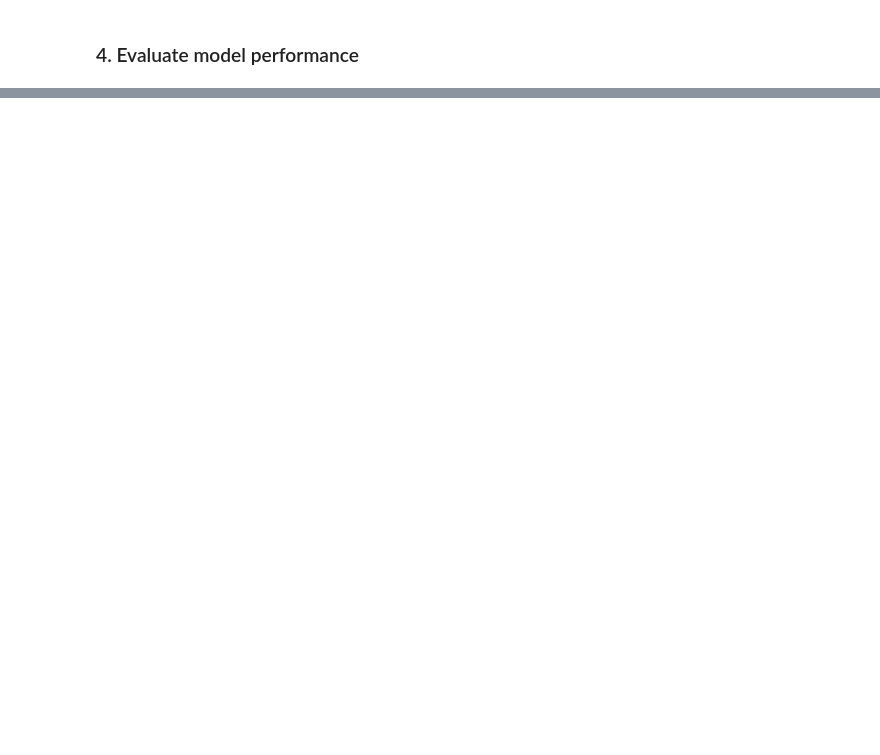
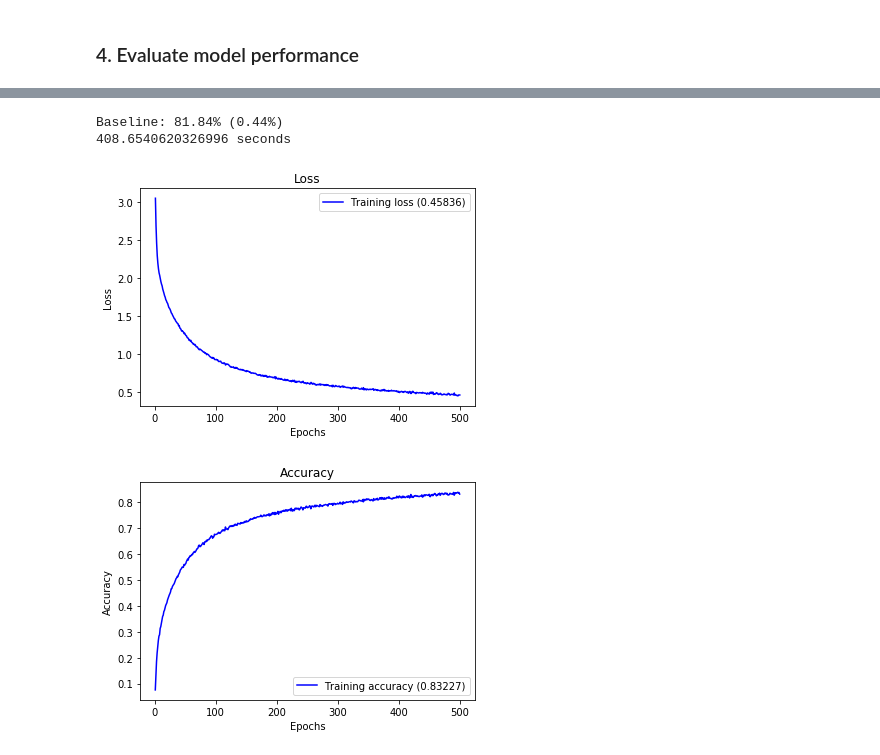
Before and after one commit to rchtsang/ecs171-HAR, a Jupyter notebook: nn.ipynb, the cells around one changed output, grey strips where cells are left out. Drawn from its saved outputs; the diff is of its cells as text; code cells hidden in the pictures; blank space fills up the shorter version.

```diff
--- a/nn.ipynb
+++ b/nn.ipynb
@@ -218,0 +340,15 @@ plt.show()
+# %%
+import time
+start_time = time.time()
+estimator = KerasClassifier(build_fn=baseline_model, epochs=500, batch_size=400, verbose=0)
+kfold = KFold(n_splits=4, shuffle=True)
+results = cross_val_score(estimator, X, y, cv=kfold)
+print("Baseline: %.2f%% (%.2f%%)" % (results.mean()*100, results.std()*100))
+print("%s seconds" % (time.time() - start_time))
+history = estimator.fit(X_train, y_train, verbose = 0)
+plot_history(history)
+# %% [output]
+Baseline: 81.84% (0.44%)
+408.6540620326996 seconds
+[figure, added]
+[figure, added]
```
Also changed, not shown: parts of 17 cells of this notebook.
